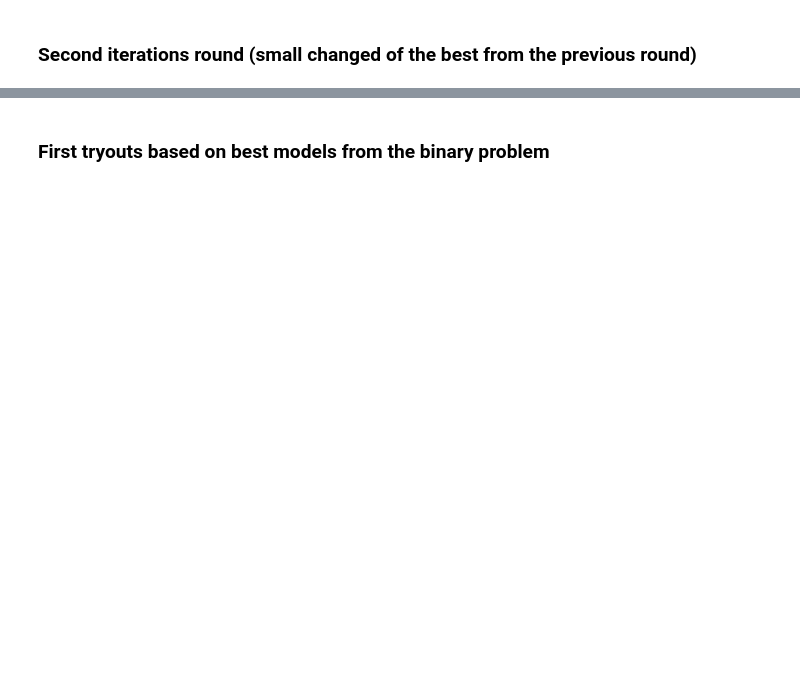
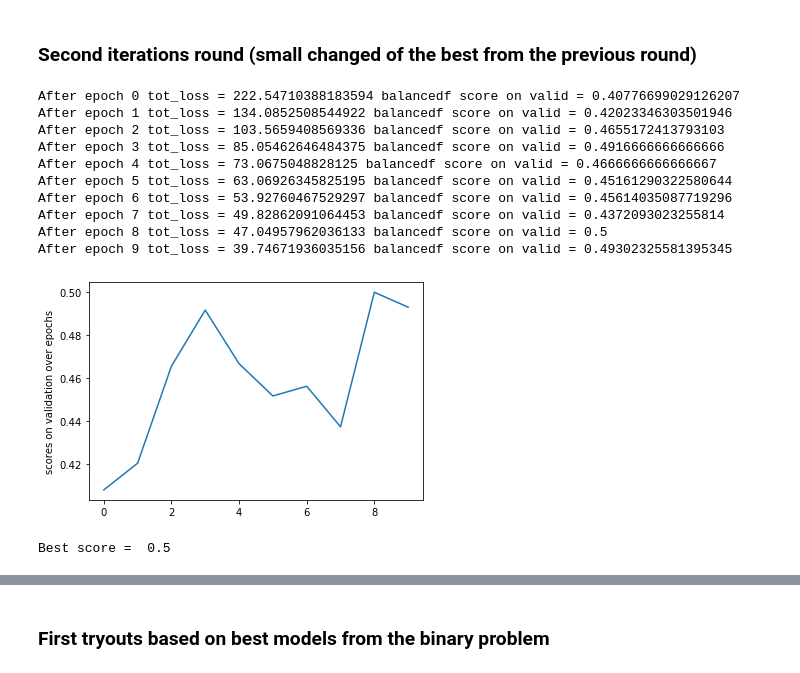
Before and after one commit to Mateuszrze/PolEval2019Task6, a Jupyter notebook: BiLSTM_results.ipynb, the cells around one changed output, grey strips where cells are left out. Cells and saved outputs as stored; diff of their text form; code cells hidden in the pictures; blank space fills up the shorter version.

```diff
--- a/BiLSTM_results.ipynb
+++ b/BiLSTM_results.ipynb
@@ -150,2 +177,27 @@ test(dataset=binary_dataset,
 # %% [markdown]
 ### Second iterations round (small changed of the best from the previous round)
+# %%
+test(dataset=binary_dataset,
+     epochs=10,
+     method='fixed_length_2d',
+     L=30,
+     size=64,
+     num_layers=3,
+     dropout=0.2,
+     prediction_method='max',
+     equalize_training_classes=True,
+     learning_rate=0.005,
+     number_of_output_classes=2)
+# %% [output]
+After epoch 0 tot_loss = 222.54710388183594 balancedf score on valid = 0.40776699029126207
+After epoch 1 tot_loss = 134.0852508544922 balancedf score on valid = 0.42023346303501946
+After epoch 2 tot_loss = 103.5659408569336 balancedf score on valid = 0.4655172413793103
+After epoch 3 tot_loss = 85.05462646484375 balancedf score on valid = 0.4916666666666666
+After epoch 4 tot_loss = 73.0675048828125 balancedf score on valid = 0.4666666666666667
+After epoch 5 tot_loss = 63.06926345825195 balancedf score on valid = 0.45161290322580644
+After epoch 6 tot_loss = 53.92760467529297 balancedf score on valid = 0.45614035087719296
+After epoch 7 tot_loss = 49.82862091064453 balancedf score on valid = 0.4372093023255814
+After epoch 8 tot_loss = 47.04957962036133 balancedf score on valid = 0.5
+After epoch 9 tot_loss = 39.74671936035156 balancedf score on valid = 0.49302325581395345
+[figure, added]
+Best score =  0.5
```
Also changed, not shown: parts of 22 cells of this notebook.
